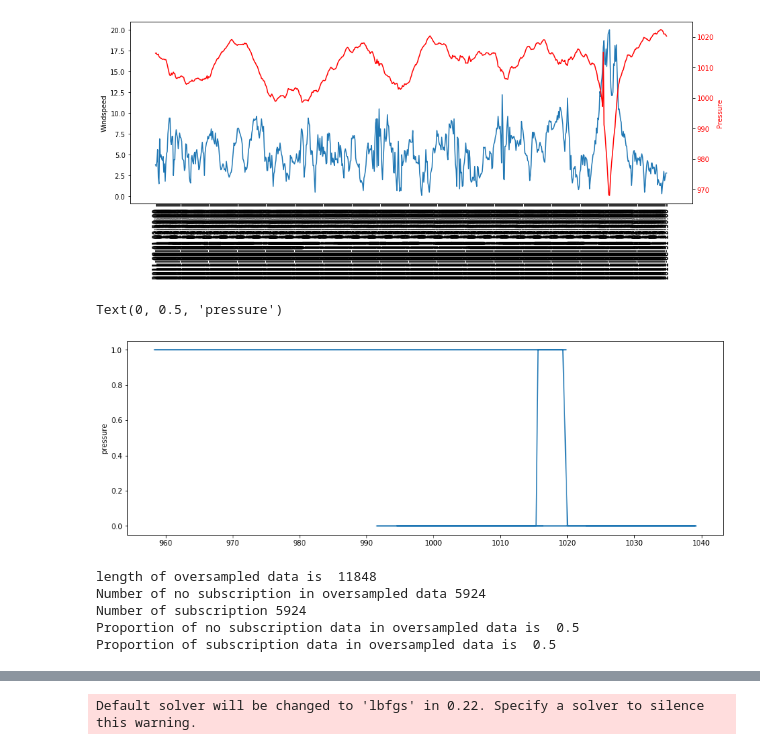
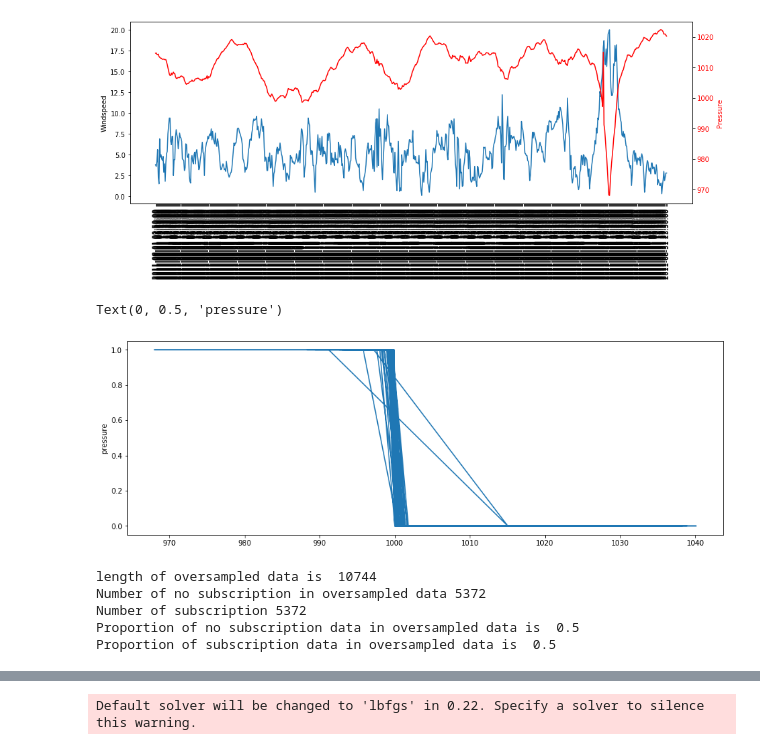
Before and after one commit to ishwarc404/Weather_Prediction_DataAnalytics, a Jupyter notebook: MODEL/Logistic/Logistic.ipynb, the cells around one changed output, grey strips where cells are left out. Saved outputs shown, nothing was run; the diff lists cells and outputs as text; code cells hidden in the pictures.

```diff
--- a/MODEL/Logistic/Logistic.ipynb
+++ b/MODEL/Logistic/Logistic.ipynb
@@ -62,18 +62,18 @@ See the caveats in the documentation: http://pandas.pydata.org/pandas-docs/stabl
 [figure]
 # %%
 x=df_b7['pressure']
-y1=df_b7['hurrthreat']
+y1=df_b7['possibility']
 fig = plt.figure(figsize=(15,5))
 ax1 = fig.add_subplot(111)
 ax1.plot(x, y1)
 ax1.set_ylabel('pressure')
 # %% [output]
 Text(0, 0.5, 'pressure')
-[figure, old version]
+[figure, new version]
 # %%
 keep_col = ['day','month','waveperiod','waveheight','WindDir','windspeed','pressure']
-X = df_b7_init[keep_col]
-y = df_b7_init['hurrthreat']
+X = df_b7[keep_col]
+y = df_b7['possibility']
 
 os = SMOTE(random_state=0)
 X_train, X_test, y_train, y_test = train_test_split(X, y, test_size=0.3, random_state=0)
@@ -81,17 +81,17 @@ columns = X_train.columns
 os_data_X,os_data_y=os.fit_sample(X_train, y_train)
 
 os_data_X = pd.DataFrame(data=os_data_X,columns=columns )
-os_data_y= pd.DataFrame(data=os_data_y,columns=['hurrthreat'])
+os_data_y= pd.DataFrame(data=os_data_y,columns=['possibility'])
 # we can Check the numbers of our data
 print("length of oversampled data is ",len(os_data_X))
-print("Number of no subscription in oversampled data",len(os_data_y[os_data_y['hurrthreat']==0]))
-print("Number of subscription",len(os_data_y[os_data_y['hurrthreat']==1]))
-print("Proportion of no subscription data in oversampled data is ",len(os_data_y[os_data_y['hurrthreat']==0])/len(os_data_X))
-print("Proportion of subscription data in oversampled data is ",len(os_data_y[os_data_y['hurrthreat']==1])/len(os_data_X))
+print("Number of no subscription in oversampled data",len(os_data_y[os_data_y['possibility']==0]))
+print("Number of subscription",len(os_data_y[os_data_y['possibility']==1]))
+print("Proportion of no subscription data in oversampled data is ",len(os_data_y[os_data_y['possibility']==0])/len(os_data_X))
+print("Proportion of subscription data in oversampled data is ",len(os_data_y[os_data_y['possibility']==1])/len(os_data_X))
 # %% [output]
-length of oversampled data is  11848
-Number of no subscription in oversampled data 5924
-Number of subscription 5924
+length of oversampled data is  10744
+Number of no subscription in oversampled data 5372
+Number of subscription 5372
 Proportion of no subscription data in oversampled data is  0.5
 Proportion of subscription data in oversampled data is  0.5
 # %%
```
Also changed, not shown: parts of 8 cells of this notebook.
